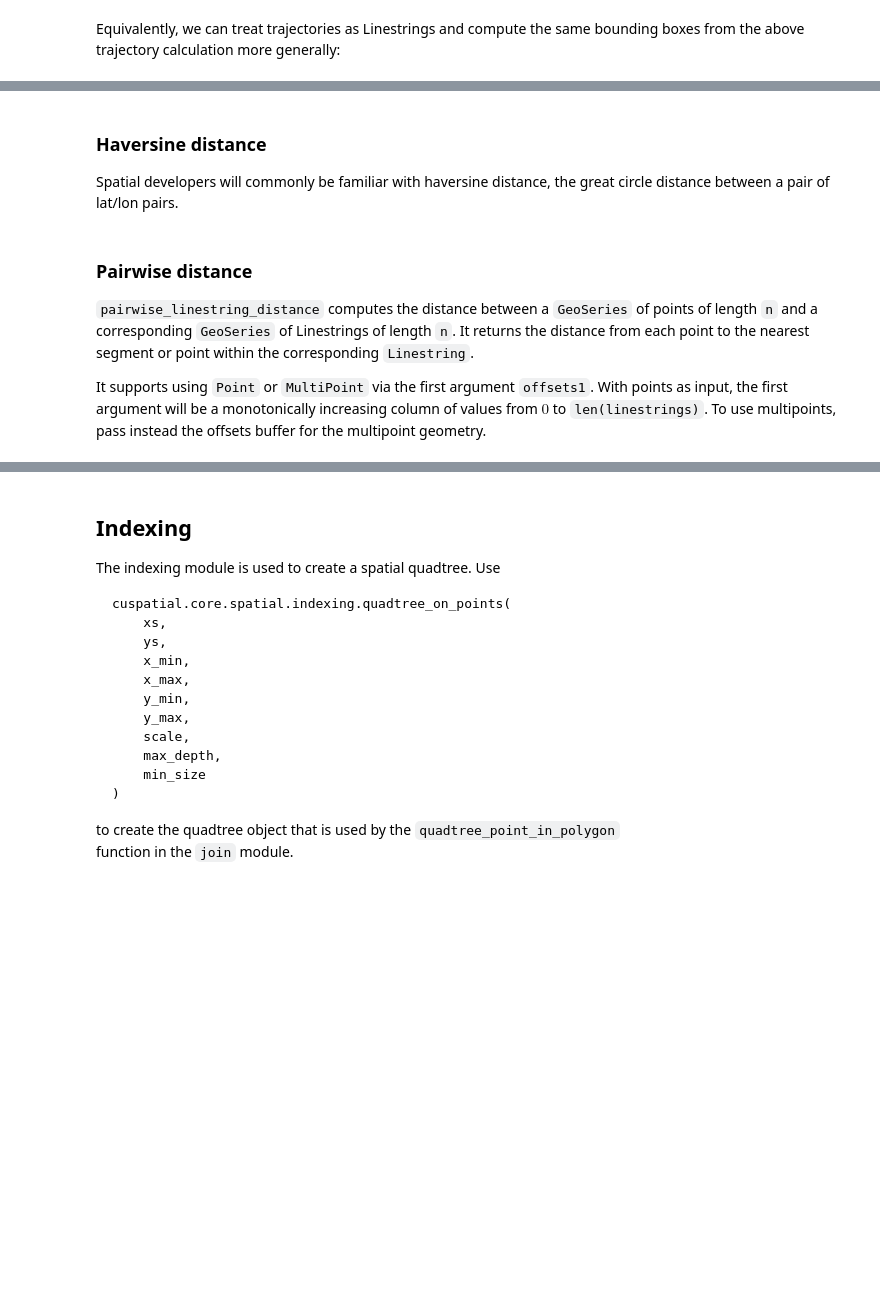
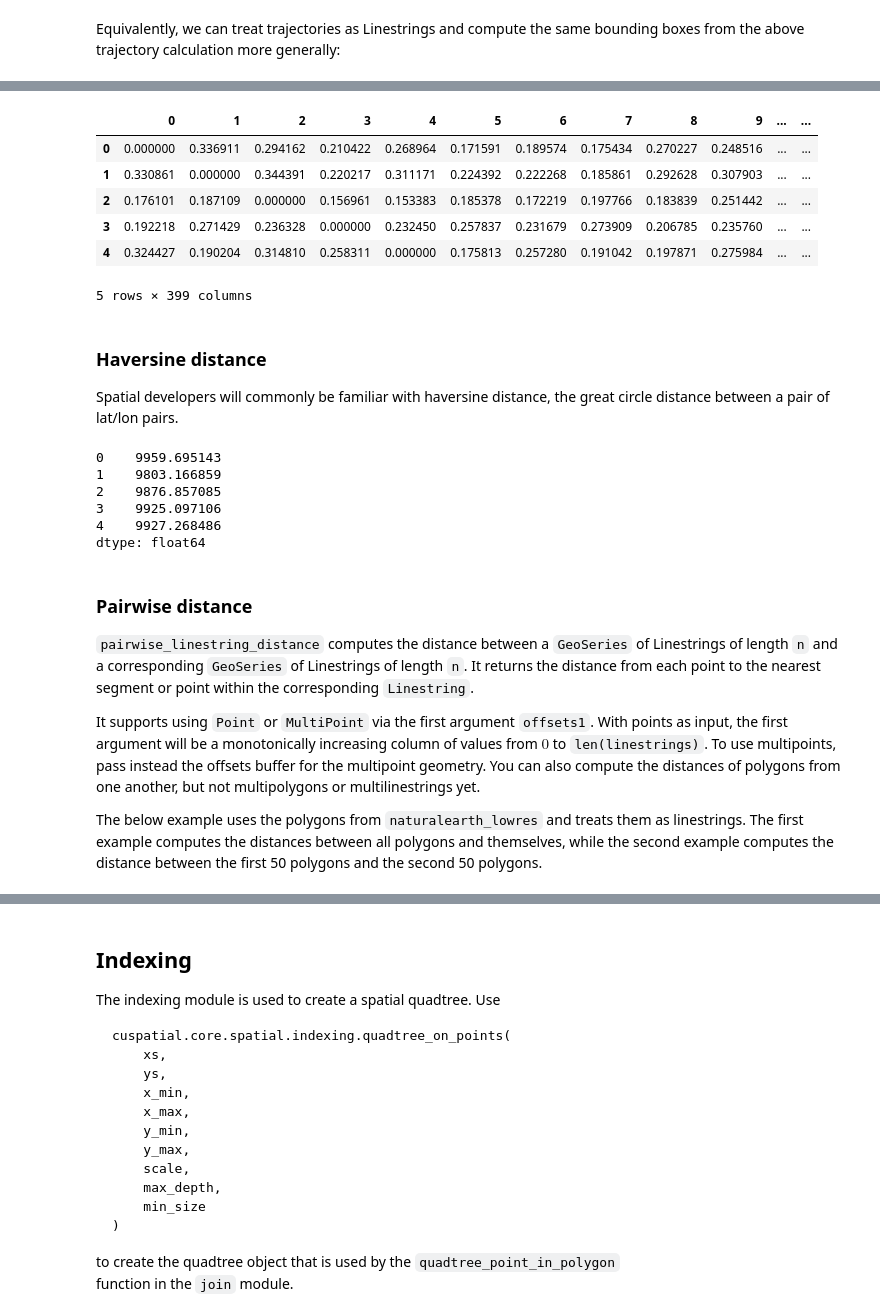
Before and after one commit to rapidsai/cuspatial, a Jupyter notebook: docs/source/user_guide/users.ipynb, the cells around one changed output, grey strips where cells are left out. Saved outputs shown, nothing was run; the diff lists cells and outputs as text; code cells hidden in the pictures; blank space fills up the shorter version.

```diff
--- a/docs/source/user_guide/users.ipynb
+++ b/docs/source/user_guide/users.ipynb
@@ -189,10 +232,10 @@ points_in_polygon = cuspatial.point_in_polygon(
 
 Libraries have been developed to make trajectory analysis faster and easier.  Use `cuspatial.trajectory.derive_trajectories` to group unsorted trajectory datasets and sort by time.
 # %%
-ids = cupy.random.randint(1, 4000, 10000)
+ids = cupy.random.randint(1, 400, 10000)
 timestamps = cupy.random.random(10000)*1000000
 x = cupy.random.random(10000)
 y = cupy.random.random(10000)
-trajectories = cuspatial.core.trajectory.derive_trajectories(ids, x, y, timestamps)
-print(trajectories[0].head())
-print(trajectories[1])
+sorted_trajectories, trajectory_offsets = cuspatial.core.trajectory.derive_trajectories(ids, x, y, timestamps)
+print(sorted_trajectories.head())
+print(trajectory_offsets)
@@ -256,24 +347,51 @@ The directed Hausdorff distance from one space to another is the greatest of all
 
 [Hausdorff distance](https://en.wikipedia.org/wiki/Hausdorff_distance)
 # %%
-_ = cuspatial.core.spatial.distance.directed_hausdorff_distance(
-    trajectories[0]['x'],
-    trajectories[0]['y'],
-    trajectories[1]
+hausdorff_distances = cuspatial.core.spatial.distance.directed_hausdorff_distance(
+    sorted_trajectories['x'],
+    sorted_trajectories['y'],
+    trajectory_offsets
 )
-_.head()
+hausdorff_distances.head()
+# %% [output]
+|  | 0 | 1 | 2 | 3 | 4 | 5 | 6 | 7 | 8 | 9 | ... | ... |
+| 0 | 0.000000 | 0.336911 | 0.294162 | 0.210422 | 0.268964 | 0.171591 | 0.189574 | 0.175434 | 0.270227 | 0.248516 | ... | ... |
+| 1 | 0.330861 | 0.000000 | 0.344391 | 0.220217 | 0.311171 | 0.224392 | 0.222268 | 0.185861 | 0.292628 | 0.307903 | ... | ... |
+| 2 | 0.176101 | 0.187109 | 0.000000 | 0.156961 | 0.153383 | 0.185378 | 0.172219 | 0.197766 | 0.183839 | 0.251442 | ... | ... |
+| 3 | 0.192218 | 0.271429 | 0.236328 | 0.000000 | 0.232450 | 0.257837 | 0.231679 | 0.273909 | 0.206785 | 0.235760 | ... | ... |
+| 4 | 0.324427 | 0.190204 | 0.314810 | 0.258311 | 0.000000 | 0.175813 | 0.257280 | 0.191042 | 0.197871 | 0.275984 | ... | ... |
+5 rows × 399 columns
 # %% [markdown]
 ### Haversine distance
 
 Spatial developers will commonly be familiar with haversine distance, the great circle distance between a pair of lat/lon pairs.
 # %%
-# TODO Get a dataset for haversine distance
-dataset = get_dataset(haversine_example)
-dataset.core.distance.haversine_distance(dataset.polygons.x, dataset.polygons.y)
+host_dataframe = geopandas.read_file(geopandas.datasets.get_path("naturalearth_lowres"))
+gpu_dataframe = cuspatial.from_geopandas(host_dataframe)
+polygons_first = gpu_dataframe['geometry'][0:10]
+polygons_second = gpu_dataframe['geometry'][10:20]
+# The number of coordinates in two sets of polygons vary, so
+# we'll just compare the first set of 1000 values here.
+distances_in_meters = cuspatial.core.spatial.distance.haversine_distance(
+    polygons_first.polygons.x[0:1000],
+    polygons_first.polygons.y[0:1000],
+    polygons_second.polygons.x[0:1000],
+    polygons_second.polygons.y[0:1000]
+)
+cudf.Series(distances_in_meters).head()
+# %% [output]
+0    9959.695143
+1    9803.166859
+2    9876.857085
+3    9925.097106
+4    9927.268486
+dtype: float64
 # %% [markdown]
 ### Pairwise distance
 
-`pairwise_linestring_distance` computes the distance between a `GeoSeries` of points of length `n` and a corresponding `GeoSeries` of Linestrings of length `n`. It returns the distance from each point to the nearest segment or point within the corresponding `Linestring`.
+`pairwise_linestring_distance` computes the distance between a `GeoSeries` of Linestrings of length `n` and a corresponding `GeoSeries` of Linestrings of length `n`. It returns the distance from each point to the nearest segment or point within the corresponding `Linestring`.
 
-It supports using `Point` or `MultiPoint` via the first argument `offsets1`. With points as input, the first argument will be a monotonically increasing column of values from $0$ to `len(linestrings)`. To use multipoints, pass instead the offsets buffer for the multipoint geometry.
+It supports using `Point` or `MultiPoint` via the first argument `offsets1`. With points as input, the first argument will be a monotonically increasing column of values from $0$ to `len(linestrings)`. To use multipoints, pass instead the offsets buffer for the multipoint geometry. You can also compute the distances of polygons from one another, but not multipolygons or multilinestrings yet.
+
+The below example uses the polygons from `naturalearth_lowres` and treats them as linestrings. The first example computes the distances between all polygons and themselves, while the second example computes the distance between the first 50 polygons and the second 50 polygons.
 # %%
```
Also changed, not shown: parts of 23 cells of this notebook.
